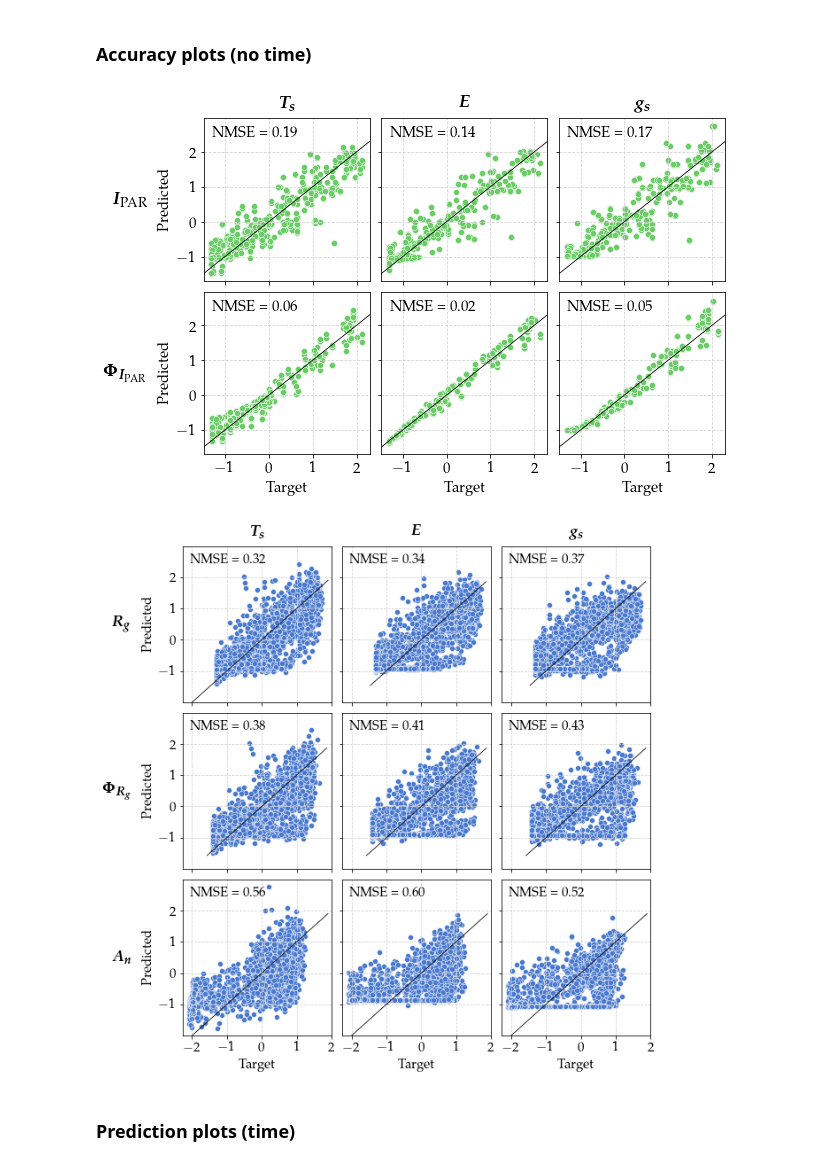
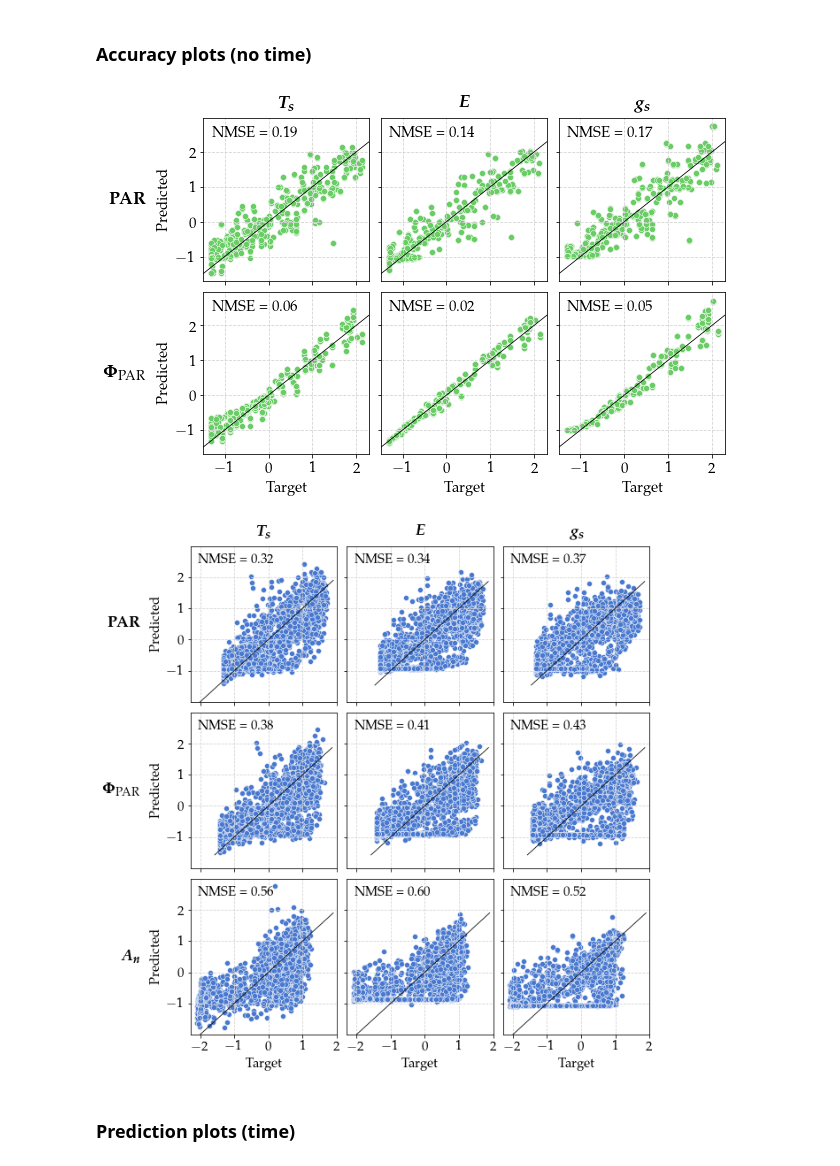
Before and after one commit to mcndt/thesis-plant-reservoir-computing, a Jupyter notebook: notebooks/regression_tests/Figures_Predictions_input_phys.ipynb, the cells around one changed output. Cells and saved outputs as stored; diff of their text form; code cells hidden in the pictures.

```diff
--- a/notebooks/regression_tests/Figures_Predictions_input_phys.ipynb
+++ b/notebooks/regression_tests/Figures_Predictions_input_phys.ipynb
@@ -62,10 +62,12 @@ targets = 'input_PARi', 'output__custom__PARa'
 reservoirs = 'state__Ts', 'state__Tr', 'state__gs'
 
 target_symbols = {
-  'input_PARi': r'$I_{\text{PAR}}$',
-  'output__custom__PARa': r'$\Phi_{I_{\text{PAR}}}$',
+  'input_PARi': r'\textbf{PAR}',
+  # 'input_PARi': r'$I_{\text{PAR}}$',
+  'output__custom__PARa': r'$\boldsymbol{\Phi_{\text{PAR}}}$',
+  # 'output__custom__PARa': r'$\Phi_{I_{\text{PAR}}}$',
 }
-target_symbols = {k: f'$\\boldsymbol{{{v[1:-1]}}}$' for k, v in target_symbols.items()}
+# target_symbols = {k: f'$\\boldsymbol{{{v[1:-1]}}}$' for k, v in target_symbols.items()}
 
 reservoir_symbols = {
   'state__Ts': r"$T_s$",
@@ -105,18 +107,18 @@ with plt.style.context('seaborn-muted'):
   plt.subplots_adjust(wspace=0.07, hspace=0.07)
   plt.savefig('regression_res_accuracy_cnwheat.png', dpi=200, facecolor='white', bbox_inches='tight')
 # %% [output]
-[figure, old version]
+[figure, new version]
 # %%
 hs_targets = ['input_Rg', 'output_Rg', 'output_An']
 hs_reservoirs = ['state_Tlc', 'state_E', 'state_gs']
 
 target_symbols = {
-  'input_Rg': r'$R_g$',
-  'output_Rg': r'$\Phi_{R_g}$',
-  'output_An': r'$A_n$',
+  'input_Rg': r'\textbf{PAR}',
+  'output_Rg': r'$\boldsymbol{\Phi_{\text{PAR}}}$',
+  'output_An': r'$\boldsymbol{A_n}$',
 
 }
-target_symbols = {k: f'$\\boldsymbol{{{v[1:-1]}}}$' for k, v in target_symbols.items()}
+# target_symbols = {k: f'$\\boldsymbol{{{v[1:-1]}}}$' for k, v in target_symbols.items()}
 
 reservoir_symbols = {
   'state_Tlc': r"$T_s$",
@@ -126,34 +128,34 @@ reservoir_symbols = {
 reservoir_symbols = {k: f'$\\boldsymbol{{{v[1:-1]}}}$' for k, v in reservoir_symbols.items()}
 
 with plt.style.context('seaborn-muted'):
   fig, axs = plt.subplots(3, 3, figsize=(9, 9), sharey=True, sharex=True)
   colors = sns.color_palette()
 
   for row, axs_row, target in zip([0, 1, 2], axs, hs_targets):
     for col, ax, reservoir in zip([0, 1, 2], axs_row, hs_reservoirs):
       # Data
       score = nmse(hs_pred[f'{target}__true'], hs_pred[f'{target}__{reservoir}'])
       sns.scatterplot(data=hs_pred, x=f'{target}__true', y=f'{target}__{reservoir}', color=colors[0], ax=ax)
 
       # Axes
       add_identity(ax, color='black', linestyle='solid', linewidth=0.8)
       ax.set_xticks([-2, -1, 0, 1, 2])
       ax.grid(axis='both', color='lightgrey', linestyle='dashed')
 
       # Labeling
       ax.set_xlabel('Target')
       ax.set_ylabel('Predicted')
       if col == 0:
         ax.annotate(target_symbols[target], (-0.35, 0.5), xycoords='axes fraction', va='center', ha='right', fontsize=18)
       if row == 0:
         ax.annotate(reservoir_symbols[reservoir], (0.5, 1.07), xycoords='axes fraction', ha='center', fontsize=18)
       ax.annotate(f'NMSE = {score:.2f}', (0.05, 0.95), xycoords='axes fraction', va='top')
 
   plt.tight_layout()
   plt.subplots_adjust(wspace=0.07, hspace=0.07)
   plt.savefig('regression_res_accuracy_hydroshoot.png', dpi=200, facecolor='white', bbox_inches='tight')
 # %% [output]
-[figure, old version]
+[figure, new version]
 # %% [markdown]
 ### Prediction plots (time)
 # %%
```
Also changed, not shown: 8 other files.
